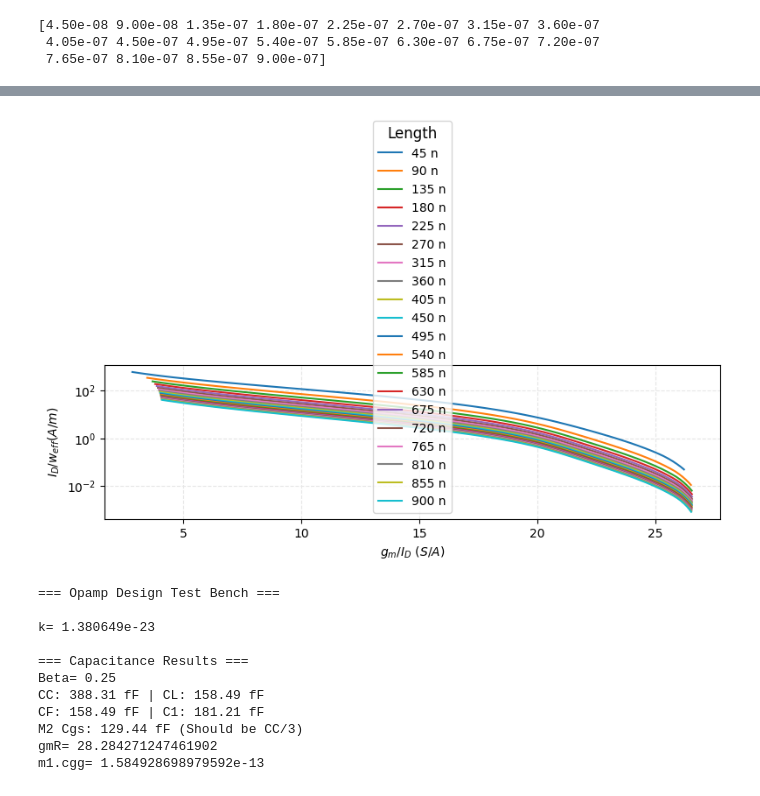
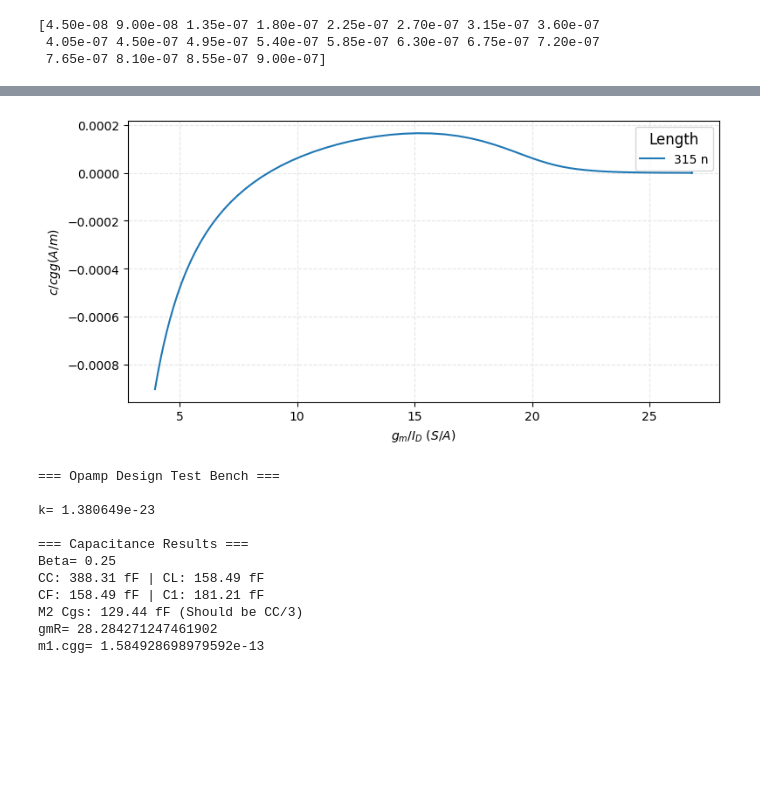
Before and after one commit to Meirelez/gmID_OTA, a Jupyter notebook: gmID_design_4_3.ipynb, the cells around one changed output, grey strips where cells are left out. Saved outputs shown, nothing was run; the diff lists cells and outputs as text; code cells hidden in the pictures; blank space fills up the shorter version.

```diff
--- a/gmID_design_4_3.ipynb
+++ b/gmID_design_4_3.ipynb
@@ -20,7 +20,7 @@ dict_keys(['NMOS_VTH', 'PMOS_VTH', 'description', 'simulator', 'parameter_names'
 # %%
 #Making Simple Plots
 # %%
-nmos = Mosfet(lookup_table=lookup_table, mos="NMOS_VTH", vbs=0.0, vds=0.6, vgs=(0.3, 1.10))
+nmos = Mosfet(lookup_table=lookup_table, mos="NMOS_VTH", vbs=0.0, vds=0.6, vgs=(0.23, 1.1))
 pmos = Mosfet(lookup_table=lookup_table, mos="PMOS_VTH", vbs=0.0, vds=-0.6, vgs=(-1.2, -0.3))
 # %%
 print(nmos.length)
@@ -46,19 +74,19 @@ nmos.plot_by_expression(
 # %%
 nmos.plot_by_expression(
     x_expression = nmos.gmid_expression,
     y_expression = Expression(
-        variables=["id", "weff"],
+        variables=["cgd", "cgg"],
         function=lambda x, y: (x / y),
-        label="$I_D / w_{eff} (A/m)$",
+        label="$c / cgg (A/m)$",
     ),
-    y_scale="log",
-    filtered_values = nmos.length[:],
+    #y_scale="log",
+    filtered_values = nmos.length[6],
     #y_scale="log",
     #save_fig="/home/just/Desktop/teste3/gmid-main/figures/teste_imagem.svg"
     # there are many other plot related options
 )
 # %% [output]
-[figure, old version]
+[figure, new version]
 # %%
 import numpy as np
 from scipy import constants
```
Also changed, not shown: parts of 4 cells of this notebook.
